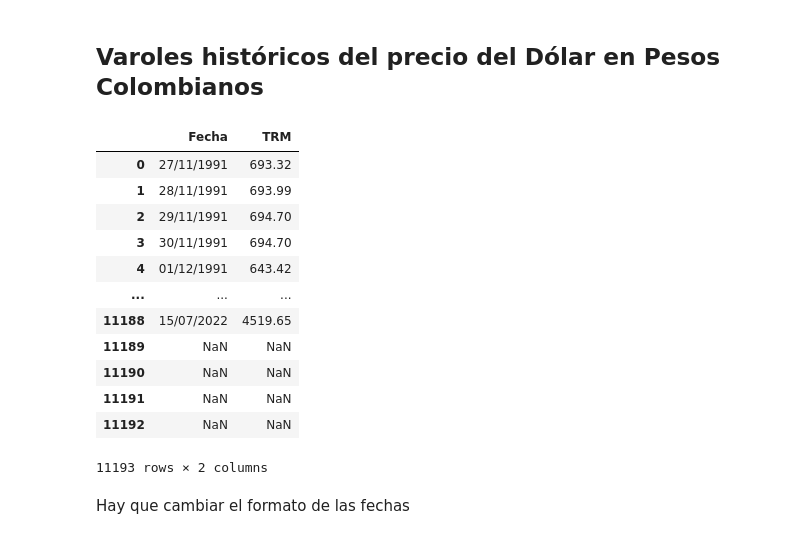
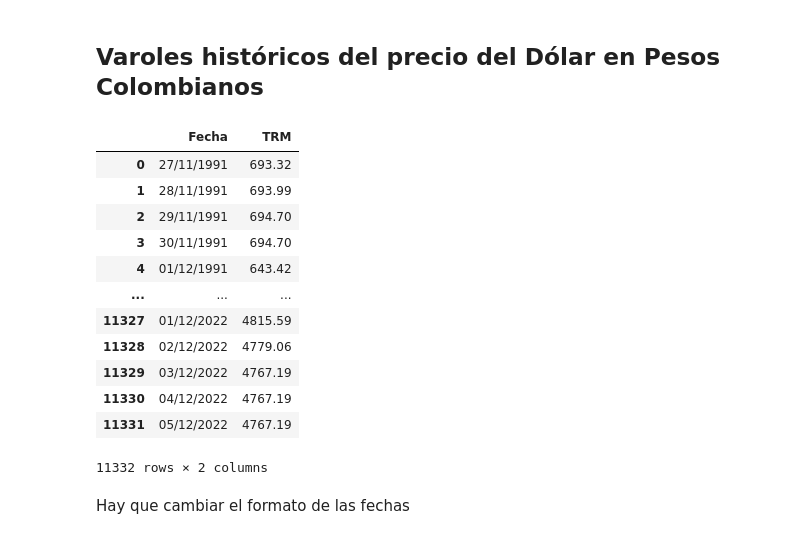
Before and after one commit to nicoavilan/Visualizacion-de-datos, a Jupyter notebook: Cambio_de_moneda.ipynb, the cells around one changed output. Drawn from its saved outputs; the diff is of its cells as text; code cells hidden in the pictures.

```diff
--- a/Cambio_de_moneda.ipynb
+++ b/Cambio_de_moneda.ipynb
@@ -76,22 +76,22 @@ La animación se observa al ejecutar el código, GitHub no la genera automática
 ## Varoles históricos del precio del Dólar en Pesos Colombianos
 # %%
 url = "https://raw.githubusercontent.com/nicoavilan/Bases-de-datos/main/USD-COP.csv"
-df = pd.read_csv(url,sep=";")
+df = pd.read_csv(url)
 df
 # %% [output]
 |  | Fecha | TRM |
 | 0 | 27/11/1991 | 693.32 |
 | 1 | 28/11/1991 | 693.99 |
 | 2 | 29/11/1991 | 694.70 |
 | 3 | 30/11/1991 | 694.70 |
 | 4 | 01/12/1991 | 643.42 |
 | ... | ... | ... |
-| 11188 | 15/07/2022 | 4519.65 |
-| 11189 | NaN | NaN |
-| 11190 | NaN | NaN |
-| 11191 | NaN | NaN |
-| 11192 | NaN | NaN |
+| 11327 | 01/12/2022 | 4815.59 |
+| 11328 | 02/12/2022 | 4779.06 |
+| 11329 | 03/12/2022 | 4767.19 |
+| 11330 | 04/12/2022 | 4767.19 |
+| 11331 | 05/12/2022 | 4767.19 |
-11193 rows × 2 columns
+11332 rows × 2 columns
 # %% [markdown]
 Hay que cambiar el formato de las fechas
 # %%
```
Also changed, not shown: parts of 2 cells of this notebook.
